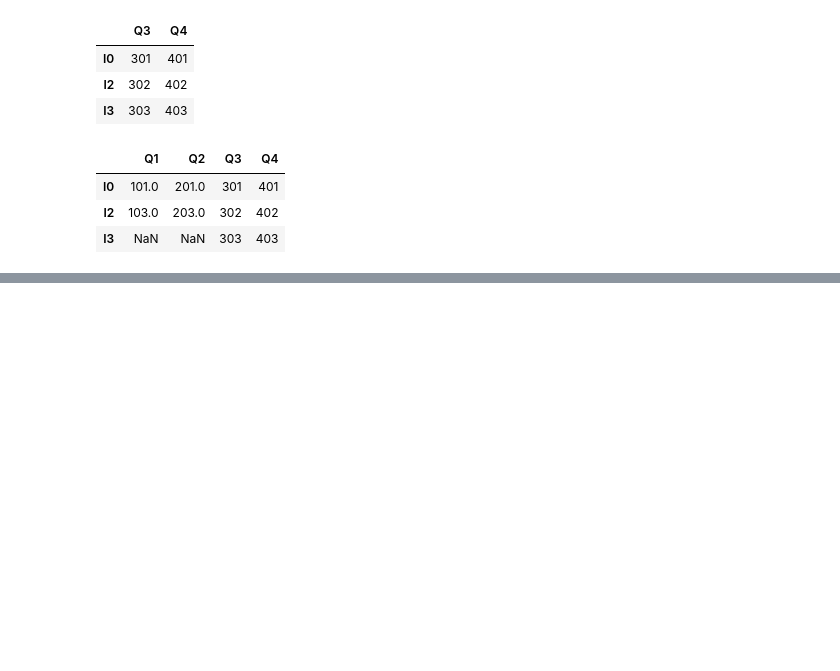
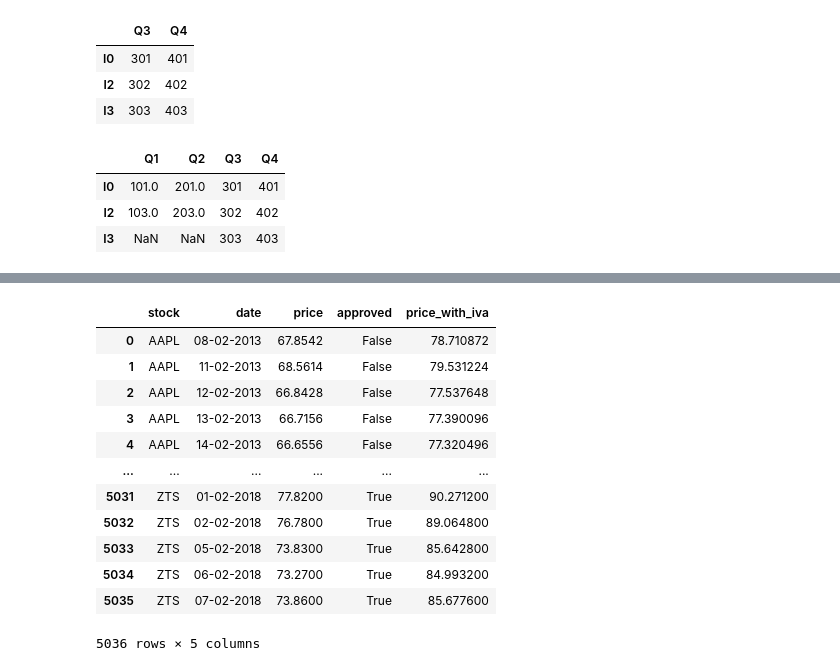
Before and after one commit to oscahumbertomr/python-AI---ML--Business-Applications, a Jupyter notebook: week1-Python-for-Data-Science/pandas.ipynb, the cells around one changed output, grey strips where cells are left out. Drawn from its saved outputs; the diff is of its cells as text; code cells hidden in the pictures; blank space fills up the shorter version.

```diff
--- a/week1/pandas.ipynb
+++ b/week1-Python-for-Data-Science/pandas.ipynb
@@ -482,0 +604,3 @@ data_quarters.join(data_quarters_new, how="right")
+# %%
+def taxes(price):
+    return price + price*0.16
@@ -482,0 +622,18 @@ data_quarters.join(data_quarters_new, how="right")
+# %%
+data['price_with_iva'] = data['price'].apply(taxes)
+# %%
+data
+# %% [output]
+|  | stock | date | price | approved | price_with_iva |
+| 0 | AAPL | 08-02-2013 | 67.8542 | False | 78.710872 |
+| 1 | AAPL | 11-02-2013 | 68.5614 | False | 79.531224 |
+| 2 | AAPL | 12-02-2013 | 66.8428 | False | 77.537648 |
+| 3 | AAPL | 13-02-2013 | 66.7156 | False | 77.390096 |
+| 4 | AAPL | 14-02-2013 | 66.6556 | False | 77.320496 |
+| ... | ... | ... | ... | ... | ... |
+| 5031 | ZTS | 01-02-2018 | 77.8200 | True | 90.271200 |
+| 5032 | ZTS | 02-02-2018 | 76.7800 | True | 89.064800 |
+| 5033 | ZTS | 05-02-2018 | 73.8300 | True | 85.642800 |
+| 5034 | ZTS | 06-02-2018 | 73.2700 | True | 84.993200 |
+| 5035 | ZTS | 07-02-2018 | 73.8600 | True | 85.677600 |
+5036 rows × 5 columns
```
Also changed, not shown: parts of 46 cells of this notebook, 13 other files.
